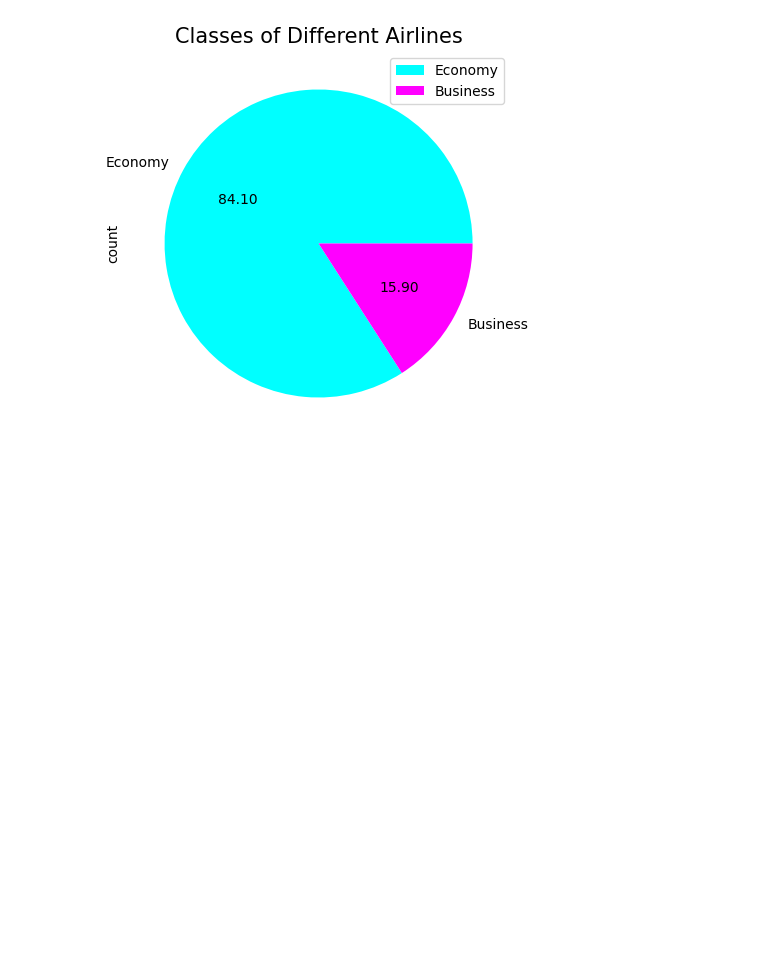
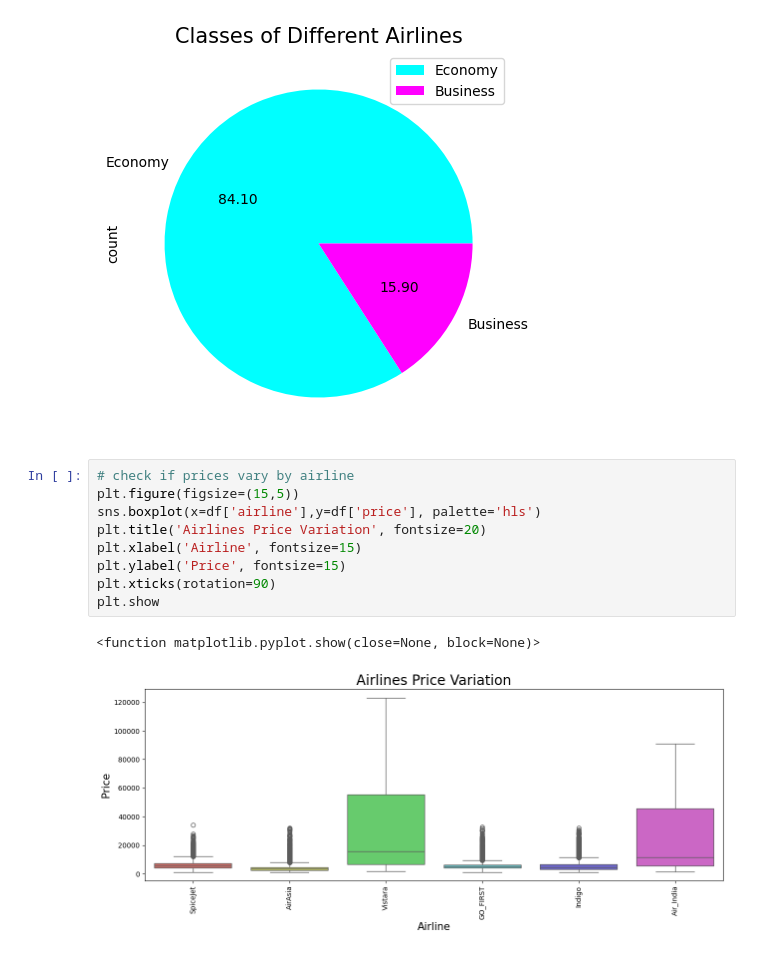
Before and after one commit to josephcabezas/Flight-Fare-Prediction, a Jupyter notebook: FlightFarePrediction.ipynb, the cells around one changed output. Saved outputs shown, nothing was run; the diff lists cells and outputs as text; blank space fills up the shorter version.

```diff
--- a/FlightFarePrediction.ipynb
+++ b/FlightFarePrediction.ipynb
@@ -111,3 +111,15 @@ plt.legend(['Economy','Business'])
 plt.show()
 # %% [output]
 [figure]
+# %%
+# check if prices vary by airline
+plt.figure(figsize=(15,5))
+sns.boxplot(x=df['airline'],y=df['price'], palette='hls')
+plt.title('Airlines Price Variation', fontsize=20)
+plt.xlabel('Airline', fontsize=15)
+plt.ylabel('Price', fontsize=15)
+plt.xticks(rotation=90)
+plt.show
+# %% [output]
+<function matplotlib.pyplot.show(close=None, block=None)>
+[figure, added]
```
Also changed, not shown: parts of 22 cells of this notebook.
